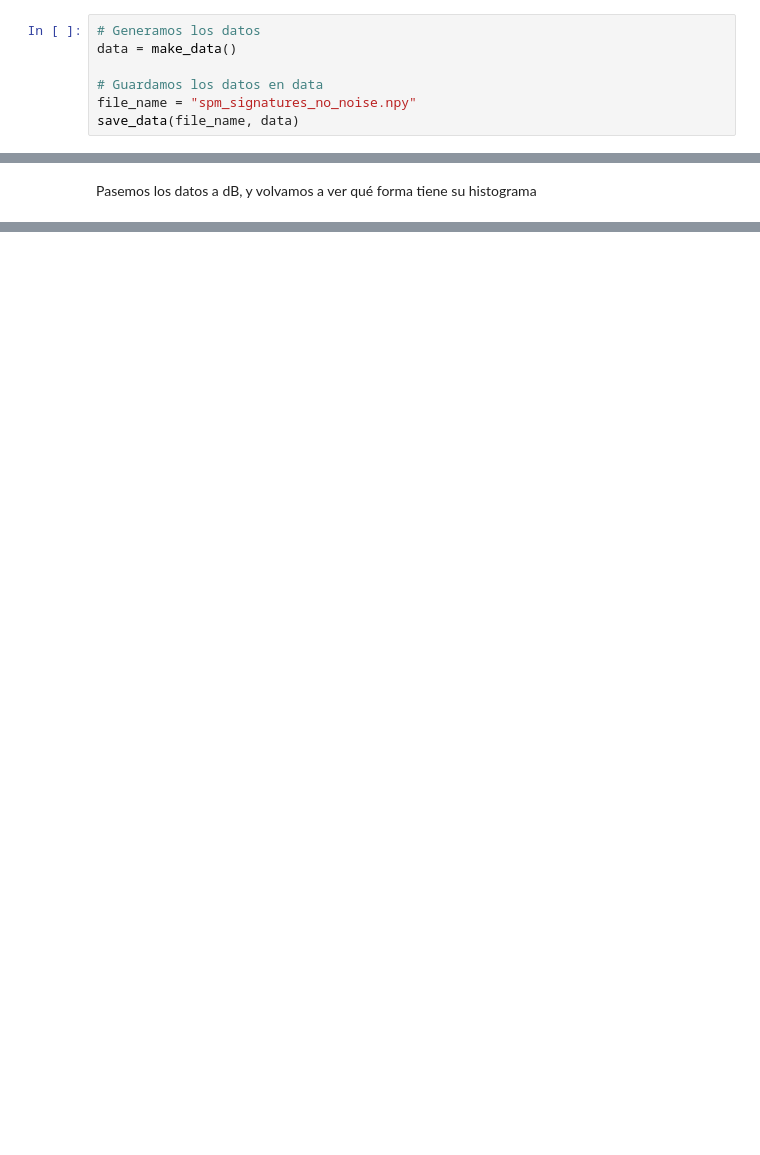
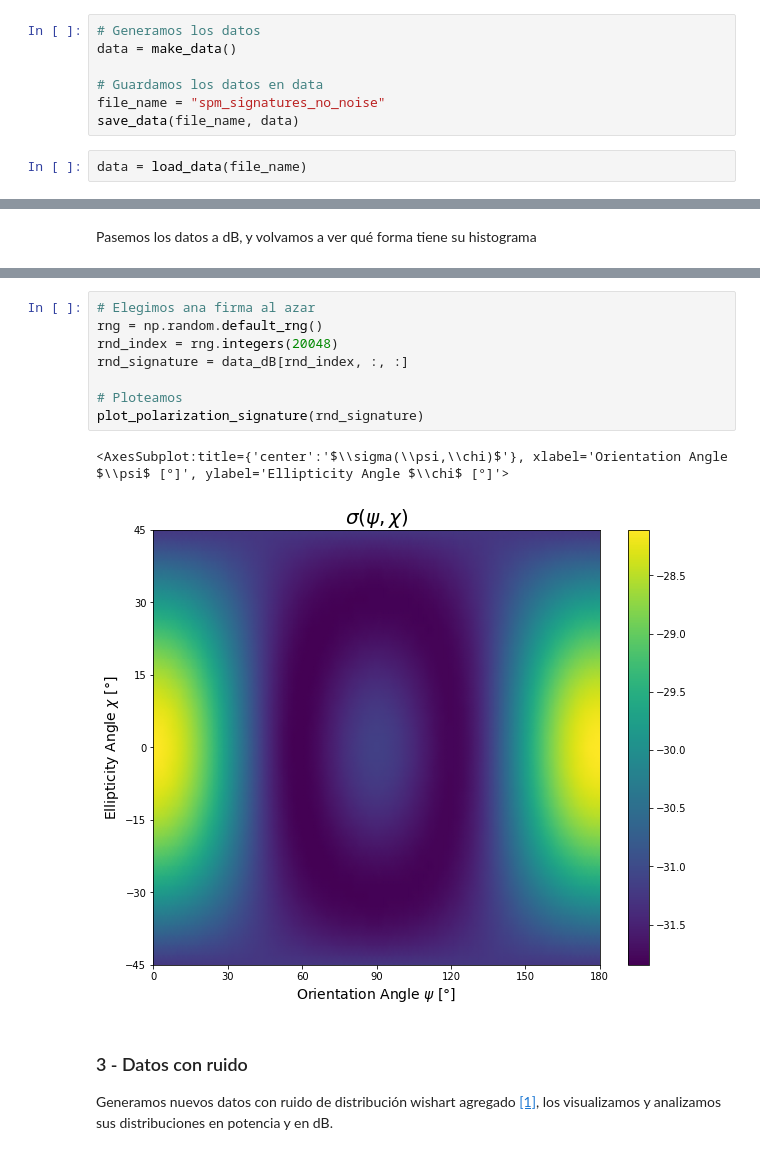
Before and after one commit to jotavecorta/DeepScatteringModels, a Jupyter notebook: notebooks/1.0-jv-spm-data-creation-exploration.ipynb, the cells around one changed output, grey strips where cells are left out. Saved outputs shown, nothing was run; the diff lists cells and outputs as text; blank space fills up the shorter version.

```diff
--- a/notebooks/1.0-jv-spm-data-creation-exploration.ipynb
+++ b/notebooks/1.0-jv-spm-data-creation-exploration.ipynb
@@ -24,8 +24,10 @@ Luego guardamos los como un solo ndarray en la carpeta data del repositorio.
 data = make_data()
 
 # Guardamos los datos en data
-file_name = "spm_signatures_no_noise.npy"
+file_name = "spm_signatures_no_noise"
 save_data(file_name, data)
+# %%
+data = load_data(file_name)
 # %% [markdown]
 Veamos la pinta de alguna de las firmas polarimétricas generadas
 # %%
@@ -50,0 +62,15 @@ ax.set_xlabel(r"$\sigma(\psi, \chi)$ [dB]")
+# %%
+# Elegimos ana firma al azar
+rng = np.random.default_rng()
+rnd_index = rng.integers(20048)
+rnd_signature = data_dB[rnd_index, :, :]
+
+# Ploteamos
+plot_polarization_signature(rnd_signature)
+# %% [output]
+<AxesSubplot:title={'center':'$\\sigma(\\psi,\\chi)$'}, xlabel='Orientation Angle $\\psi$ [°]', ylabel='Ellipticity Angle $\\chi$ [°]'>
+[figure, added]
+# %% [markdown]
+### 3 - Datos con ruido
+
+Generamos nuevos datos con ruido de distribución wishart agregado [[1]](https://en.wikipedia.org/wiki/Wishart_distribution), los visualizamos y analizamos sus distribuciones en potencia y en dB.
```
Also changed, not shown: parts of 6 cells of this notebook, 4 other files.
